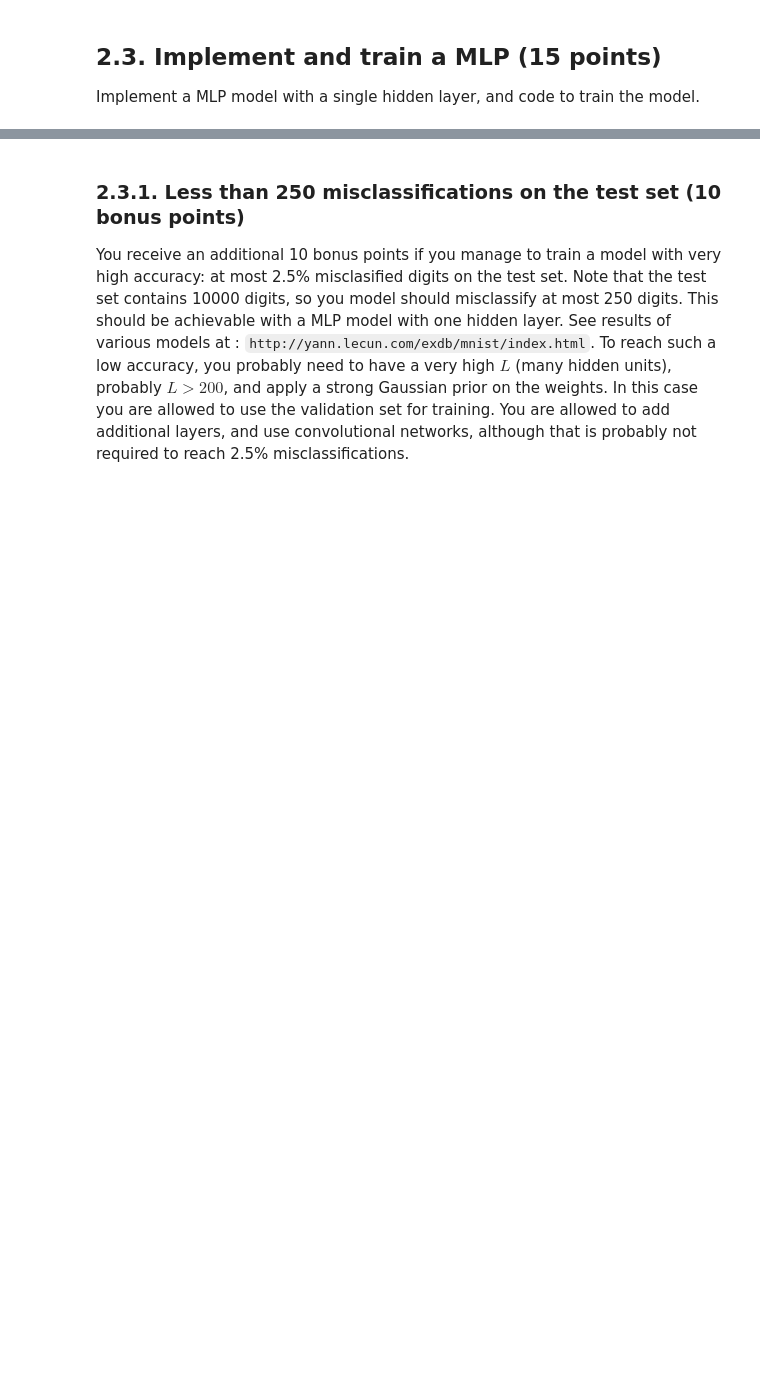
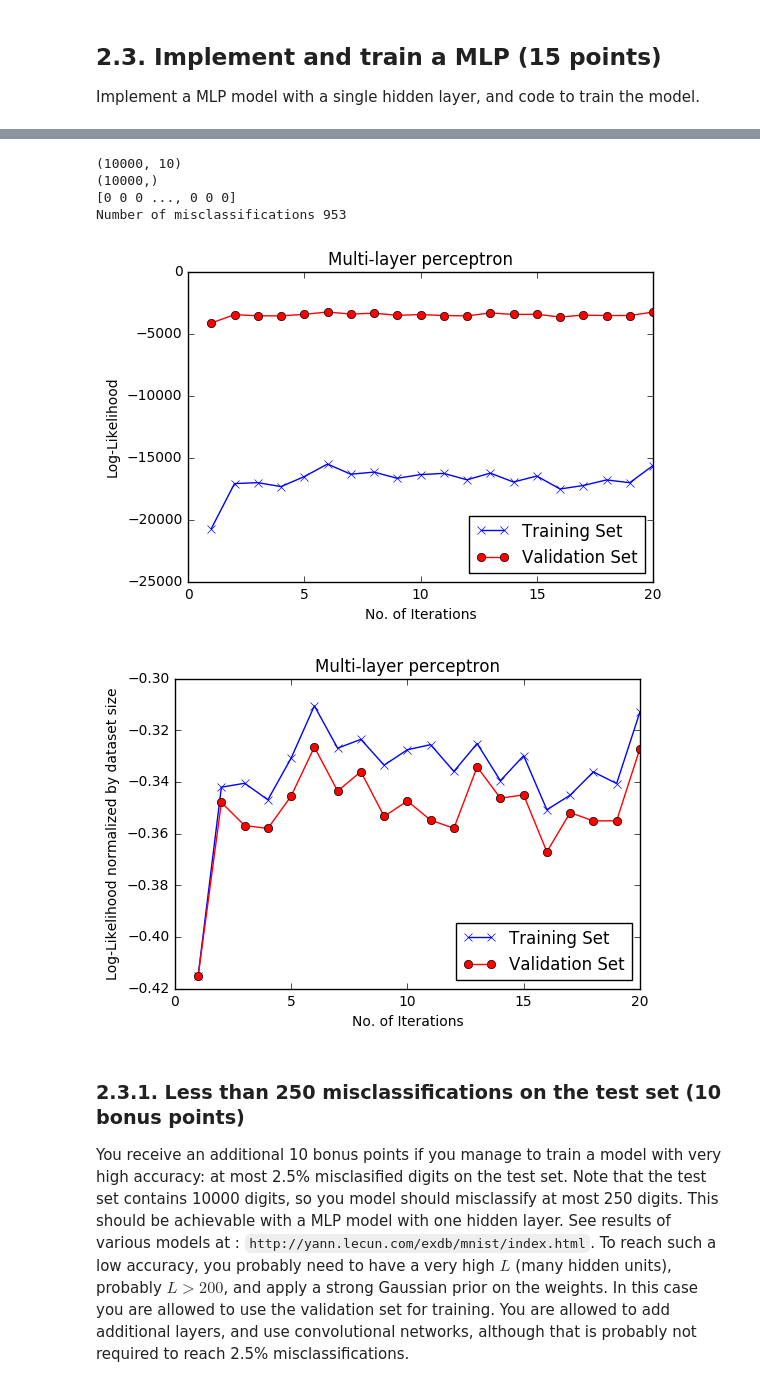
Before and after one commit to Vasileios-Charatsidis/machine_learning_1_labs, a Jupyter notebook: hw2/dana.ipynb, the cells around one changed output, grey strips where cells are left out. Cells and saved outputs as stored; diff of their text form; code cells hidden in the pictures; blank space fills up the shorter version.

```diff
--- a/hw2/dana.ipynb
+++ b/hw2/dana.ipynb
@@ -414,3 +609,46 @@ Implement a MLP model with a single hidden layer, and code to train the model.
+# %%
+def dummy_encoding_vector(T):
+    return np.array([dummy_encoding(t_n) for t_n in T])
+
+fig = plt.figure()
+plt.plot(range(1,max_iter+1),lp_tr,'bx-')
+plt.plot(range(1,max_iter+1),lp_val,'ro-')
+plt.legend(['Training Set', 'Validation Set'],loc='lower right')
+plt.xlabel('No. of Iterations')
+plt.ylabel('Log-Likelihood')
+plt.title('Multi-layer perceptron')
+plt.plot()
+
+# Normalize by dataset size
+
+fig = plt.figure()
+plt.plot(range(1,max_iter+1),lp_tr/x_train.shape[0],'bx-')
+plt.plot(range(1,max_iter+1),lp_val/x_valid.shape[0],'ro-')
+plt.legend(['Training Set', 'Validation Set'],loc='lower right')
+plt.xlabel('No. of Iterations')
+plt.ylabel('Log-Likelihood normalized by dataset size')
+plt.title('Multi-layer perceptron')
+plt.plot()
+
+
+
+# output of hidden layer
+h = sigmoid(x_test.dot(V_optima) + a_optima.T)
+# output of network
+q = np.exp(h.dot(W_optima) + b_optima.T)
+Z = np.reshape(np.sum(q,axis=1),[Z.shape[0],1])
+t_n = np.array([np.argmax(q[n]/Z[n]) for n in range(q.shape[0])])
+diff = t_test - t_n
+misclassifications = np.count_nonzero(diff)
+
+print 'Number of misclassifications %d' % misclassifications
+# %% [output]
+(10000, 10)
+(10000,)
+[0 0 0 ..., 0 0 0]
+Number of misclassifications 953
+[figure, added]
+[figure, added]
 # %% [markdown]
 ### 2.3.1. Less than 250 misclassifications on the test set (10 bonus points)
 
```
Also changed, not shown: parts of 10 cells of this notebook.
